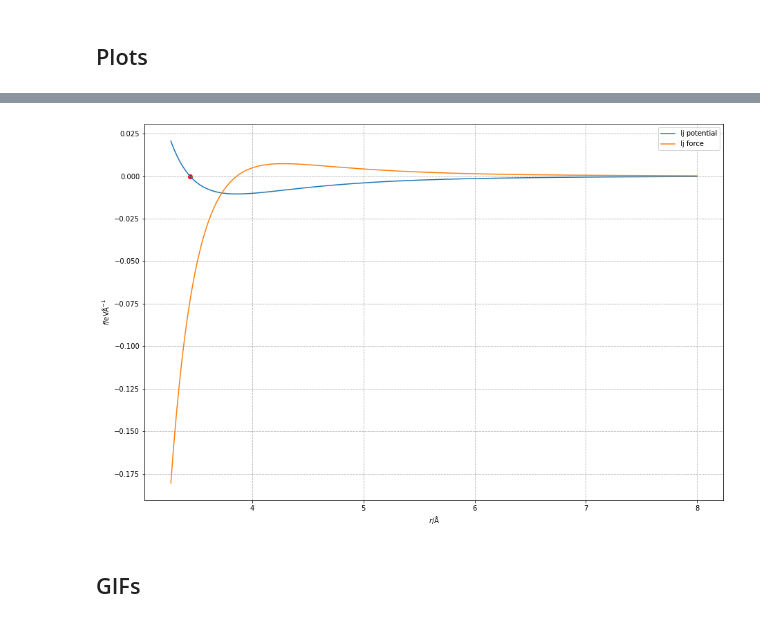
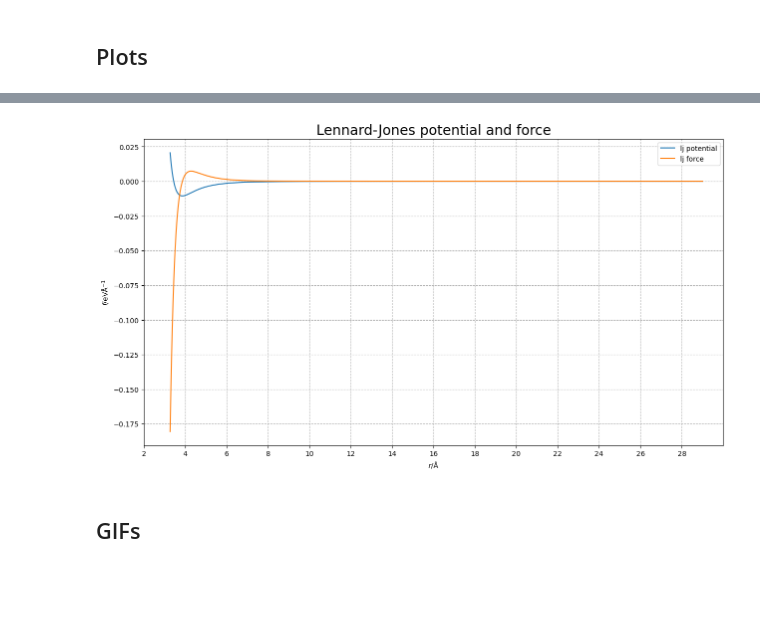
Before and after one commit to giuseppesimionato/gas-simulation, a Jupyter notebook: gas-simulation.ipynb, the cells around one changed output, grey strips where cells are left out. Saved outputs shown, nothing was run; the diff lists cells and outputs as text; code cells hidden in the pictures; blank space fills up the shorter version.

```diff
--- a/gas-simulation.ipynb
+++ b/gas-simulation.ipynb
@@ -42,8 +45,7 @@ for time in progress(range(CONSTANTS['MAX_TIME_STEPS'])):
     current_state  = state.get(sample, CONSTANTS)
     current_state = state.validate(current_state, CONSTANTS)
 
-    state.update(sample, current_state, CONSTANTS)
-    state.update_energy(sample, energies, CONSTANTS)
+    state.update(sample, current_state, energies, CONSTANTS)
 # %% [markdown]
 ## Plots
 # %%
@@ -69,18 +73,21 @@ def lj_force(positions, epsilon, sigma):
         for position in positions
     ]
 # %%
-r = np.linspace(-3.2, 8, 10000)
-plt.figure(figsize=(15,10))
-plt.plot(r, lj_potential(r, EPSILON, SIGMA), label='lj potential')
-plt.plot(r, lj_force(r, EPSILON, SIGMA), label='lj force')
-plt.scatter(SIGMA, 0, c='r')
+r = np.linspace(-3.2, 29, 10000)
+plt.figure(figsize=(15,8))
+plt.plot(r, lj_potential(r, CONSTANTS['EPSILON'], CONSTANTS['SIGMA']), label='lj potential')
+plt.plot(r, lj_force(r, CONSTANTS['EPSILON'], CONSTANTS['SIGMA']), label='lj force')
+# plt.scatter(CONSTANTS['SIGMA'], 0, c='r')
 plt.legend()
+plt.title('Lennard-Jones potential and force', fontsize=20)
 plt.grid(linestyle='--')
+plt.xlim(2, 30)
+plt.xticks(np.arange(2, 30, 2))
 plt.xlabel(r'$r$/Å')
 plt.ylabel(r'$f$/eVÅ$^{-1}$')
 plt.show()
 # %% [output]
-[figure, old version]
+[figure, new version]
 # %% [markdown]
 ## GIFs
 # %% [markdown]
```
Also changed, not shown: parts of 2 cells of this notebook.
